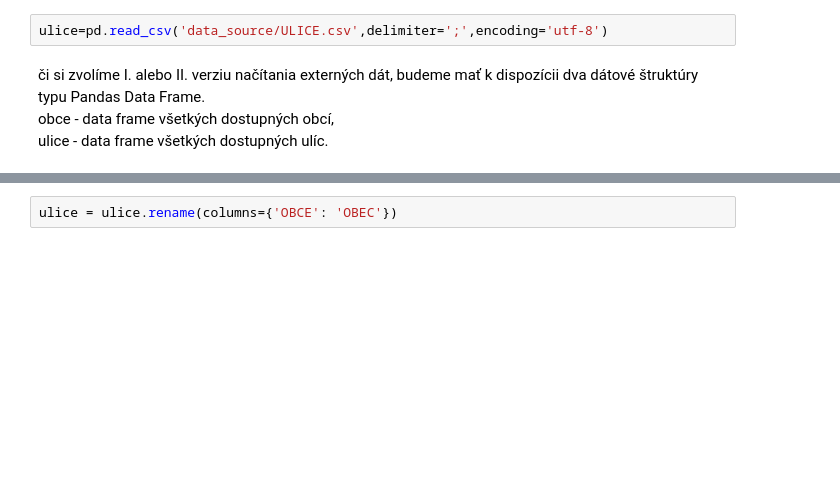
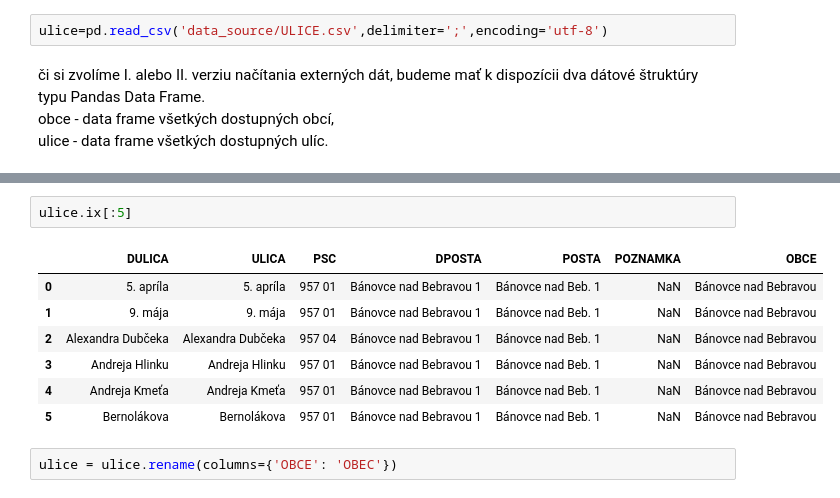
Before and after one commit to kurina/PANDAS, a Jupyter notebook: obce_and_ulice.ipynb, the cells around one changed output, grey strips where cells are left out. Cells and saved outputs as stored; diff of their text form; blank space fills up the shorter version.

```diff
--- a/obce_and_ulice.ipynb
+++ b/obce_and_ulice.ipynb
@@ -34,3 +32,13 @@ pd.DataFrame(ulice.ix[0]).T
+# %%
+ulice.ix[:5]
+# %% [output]
+|  | DULICA | ULICA | PSC | DPOSTA | POSTA | POZNAMKA | OBCE |
+| 0 | 5. apríla | 5. apríla | 957 01 | Bánovce nad Bebravou 1 | Bánovce nad Beb. 1 | NaN | Bánovce nad Bebravou |
+| 1 | 9. mája | 9. mája | 957 01 | Bánovce nad Bebravou 1 | Bánovce nad Beb. 1 | NaN | Bánovce nad Bebravou |
+| 2 | Alexandra Dubčeka | Alexandra Dubčeka | 957 04 | Bánovce nad Bebravou 1 | Bánovce nad Beb. 1 | NaN | Bánovce nad Bebravou |
+| 3 | Andreja Hlinku | Andreja Hlinku | 957 01 | Bánovce nad Bebravou 1 | Bánovce nad Beb. 1 | NaN | Bánovce nad Bebravou |
+| 4 | Andreja Kmeťa | Andreja Kmeťa | 957 01 | Bánovce nad Bebravou 1 | Bánovce nad Beb. 1 | NaN | Bánovce nad Bebravou |
+| 5 | Bernolákova | Bernolákova | 957 01 | Bánovce nad Bebravou 1 | Bánovce nad Beb. 1 | NaN | Bánovce nad Bebravou |
 # %%
 ulice = ulice.rename(columns={'OBCE': 'OBEC'})
 # %%
```
Also changed, not shown: parts of 7 cells of this notebook.
